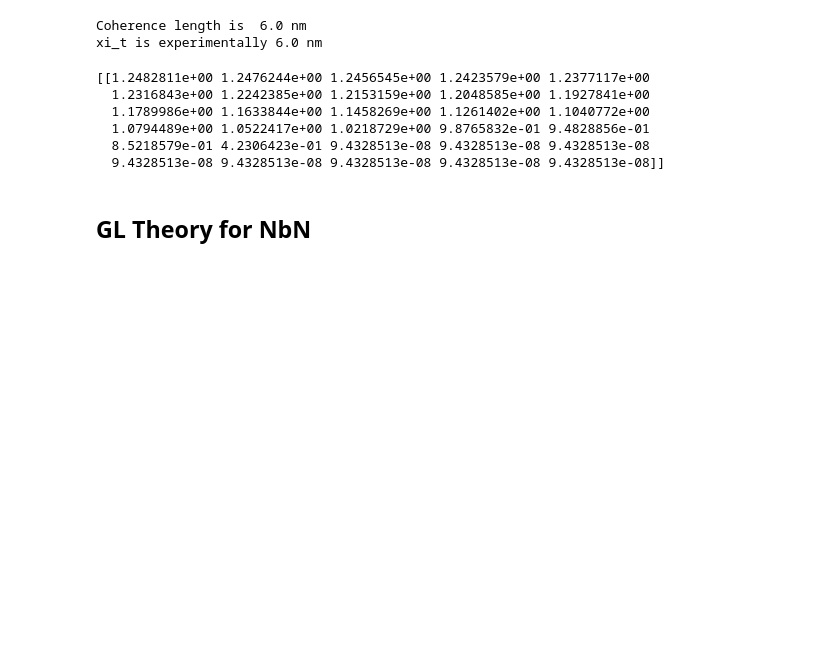
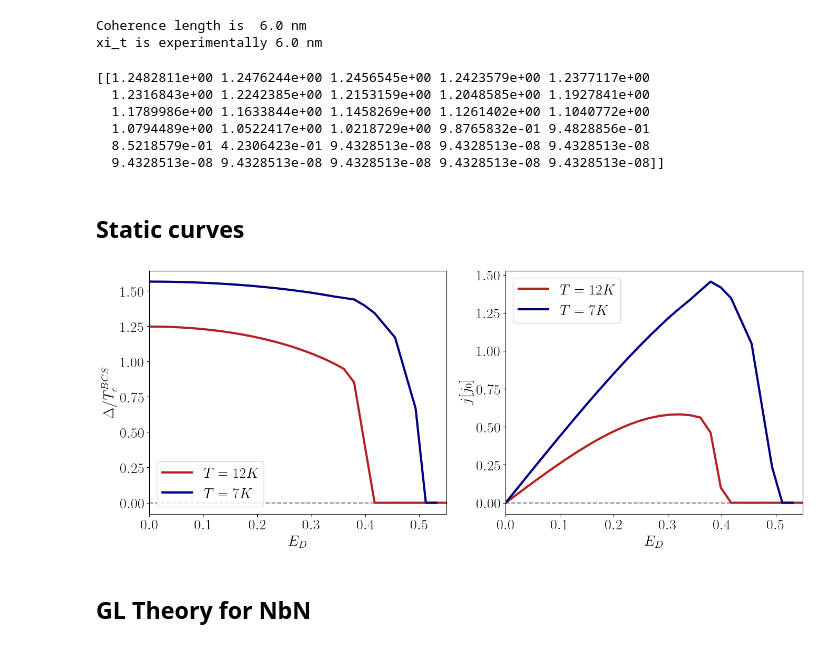
Before and after one commit to j-curtis/psBQP, a Jupyter notebook: Final_plots_and_data.ipynb, the cells around one changed output. Cells and saved outputs as stored; diff of their text form; code cells hidden in the pictures; blank space fills up the shorter version.

```diff
--- a/Final_plots_and_data.ipynb
+++ b/Final_plots_and_data.ipynb
@@ -568,0 +590,8 @@ plt.legend()
+# %%
+
+Q_list = np.linspace(0.0,0.55,30)
+print(crt_dict['q_scan_gaps'])
+print(crt_dict['q_scan_currents'])
+scan_12k_Q = Q_list
+scan_12k_gaps = crt_dict['q_scan_gaps']
+scan_12k_currents = crt_dict['q_scan_currents']
@@ -594,6 +636,42 @@ print(data_theory_dictionaries[data_index]['q_scan_gaps'])
   1.0794489e+00 1.0522417e+00 1.0218729e+00 9.8765832e-01 9.4828856e-01
   8.5218579e-01 4.2306423e-01 9.4328513e-08 9.4328513e-08 9.4328513e-08
   9.4328513e-08 9.4328513e-08 9.4328513e-08 9.4328513e-08 9.4328513e-08]]
+# %% [markdown]
+## Static curves
+# %%
+
+plt.rc('text', usetex=True)
+plt.rc('font', family='serif')
+plt.rcParams.update({'font.size': 20})
+plt.rcParams['text.usetex'] = True
+# %%
+fig,axes = plt.subplots(1,2,figsize = (16,6))
+
+ax = axes[0]
+ax.set_ylabel(r'$\Delta/T_c^{BCS}$')
+ax.set_xlabel(r'$E_D$')
+
+indicies_out = np.array([0, 1, 2, 3, 4, 5, 6, 7, 8, 9, 10, 11, 12, 13, 14, 15, 16, 17, 18, 19, 20, 21, 22, 24, 26])
+ax.hlines(0.0,scan_7k_Q[0],scan_7k_Q[-1], 'k', 'dashed',alpha = 0.5)
+ax.plot(scan_12k_Q, scan_12k_gaps[0], color = 'firebrick', linewidth = 3, label = r'$T = 12K$')
+ax.plot(np.append(scan_7k_Q[indicies_out],scan_7k_Q[-3:-1]), np.append(scan_7k_gaps[0][indicies_out],[0,0]), color = 'navy', linewidth = 3, label = r'$T = 7K$')
+ax.legend()
+
+ax.set_xlim(0,0.55)
+
+ax = axes[1]
+ax.hlines(0.0,scan_7k_Q[0],scan_7k_Q[-1], 'k', 'dashed',alpha = 0.5)
+ax.plot(scan_12k_Q, scan_12k_currents[0], color = 'firebrick', linewidth = 3, label = r'$T = 12K$')
+ax.plot(np.append(scan_7k_Q[indicies_out],scan_7k_Q[-3:-1]), np.append(scan_7k_currents[0][indicies_out],[0,0]), color = 'navy', linewidth = 3, label = r'$T = 7K$')
+ax.set_xlim(0,0.55)
+ax.set_xlabel(r'$E_D$')
+ax.set_ylabel(r'$j[j_0]$')
+
+ax.legend()
+
+plt.savefig('current_gap_scan.png', bbox_inches = 'tight', dpi = 600)
+# %% [output]
+[figure, added]
 # %% [markdown]
 ## GL Theory for NbN
 # %%
```
Also changed, not shown: parts of 4 cells of this notebook, 20 other files.
